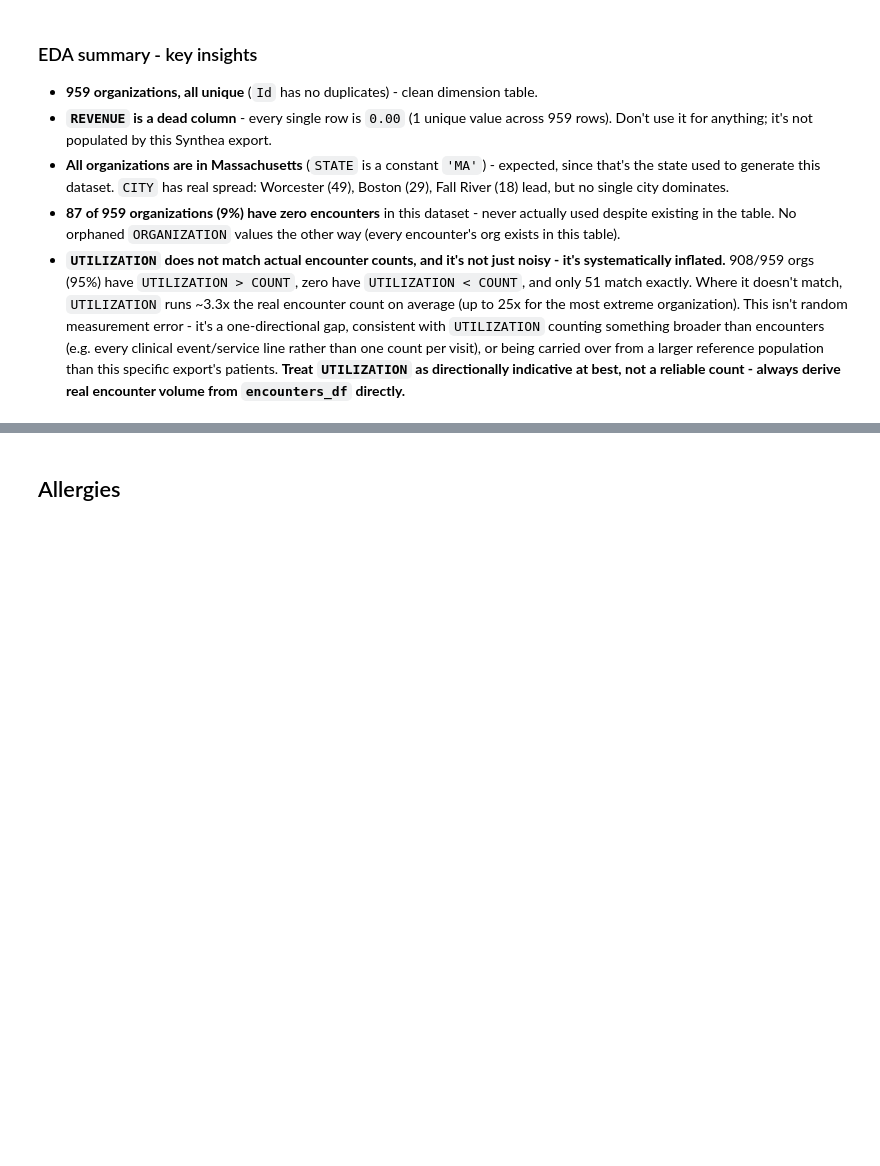
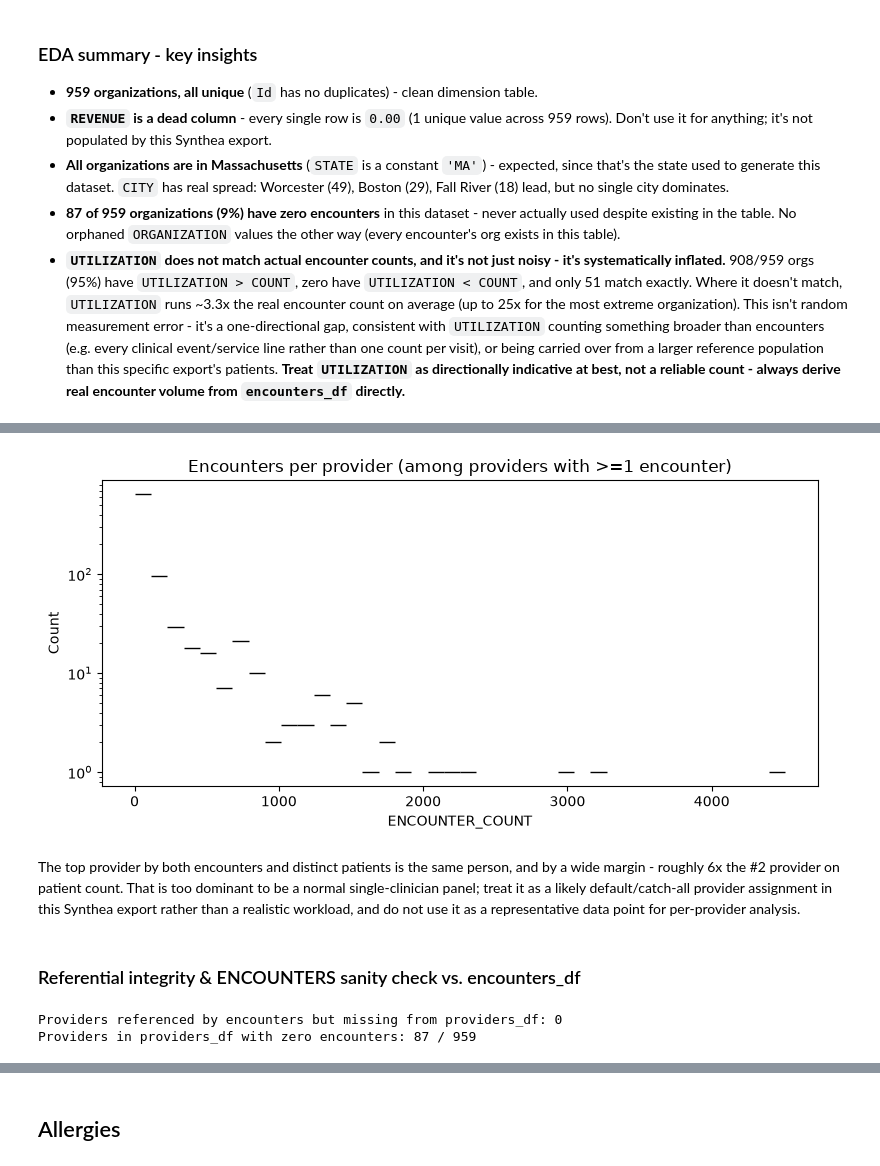
Before and after one commit to tssrao/clinical-investigation-agent, a Jupyter notebook: notebooks/eda.ipynb, the cells around one changed output, grey strips where cells are left out. Cells and saved outputs as stored; diff of their text form; code cells hidden in the pictures; blank space fills up the shorter version.

```diff
--- a/notebooks/eda.ipynb
+++ b/notebooks/eda.ipynb
@@ -680,0 +785,9 @@ os.getcwd()
+# %%
+provider_workload = encounters_df.groupby('PROVIDER').size().reset_index(name='ENCOUNTER_COUNT')
+provider_patients = encounters_df.groupby('PROVIDER')['PATIENT'].nunique().reset_index(name='PATIENT_COUNT')
+provider_workload = provider_workload.merge(provider_patients, on='PROVIDER')
+provider_workload = provider_workload.merge(providers_df[['Id', 'NAME', 'ORGANIZATION']], left_on='PROVIDER', right_on='Id')
+provider_workload['ENCOUNTERS_PER_PATIENT'] = provider_workload['ENCOUNTER_COUNT'] / provider_workload['PATIENT_COUNT']
+
+print(provider_workload[['ENCOUNTER_COUNT', 'PATIENT_COUNT', 'ENCOUNTERS_PER_PATIENT']].describe())
+provider_workload.sort_values('PATIENT_COUNT', ascending=False).head(10)[['NAME', 'PATIENT_COUNT', 'ENCOUNTER_COUNT', 'ENCOUNTERS_PER_PATIENT']]
@@ -680,0 +815,22 @@ os.getcwd()
+# %%
+plt.figure(figsize=(8, 4))
+sns.histplot(provider_workload['ENCOUNTER_COUNT'], bins=40, log_scale=(False, True))
+plt.title('Encounters per provider (among providers with >=1 encounter)')
+plt.xlabel('ENCOUNTER_COUNT')
+plt.tight_layout()
+plt.show()
+# %% [output]
+[figure, added]
+# %% [markdown]
+The top provider by both encounters and distinct patients is the same person, and by a wide margin - roughly 6x the #2 provider on patient count. That is too dominant to be a normal single-clinician panel; treat it as a likely default/catch-all provider assignment in this Synthea export rather than a realistic workload, and do not use it as a representative data point for per-provider analysis.
+# %% [markdown]
+### Referential integrity & ENCOUNTERS sanity check vs. encounters_df
+# %%
+provider_ids = set(providers_df['Id'])
+enc_provider_ids = set(encounters_df['PROVIDER'])
+
+print('Providers referenced by encounters but missing from providers_df:', len(enc_provider_ids - provider_ids))
+print('Providers in providers_df with zero encounters:', len(provider_ids - enc_provider_ids), '/', len(provider_ids))
+# %% [output]
+Providers referenced by encounters but missing from providers_df: 0
+Providers in providers_df with zero encounters: 87 / 959
```
Also changed, not shown: parts of 264 cells of this notebook.
